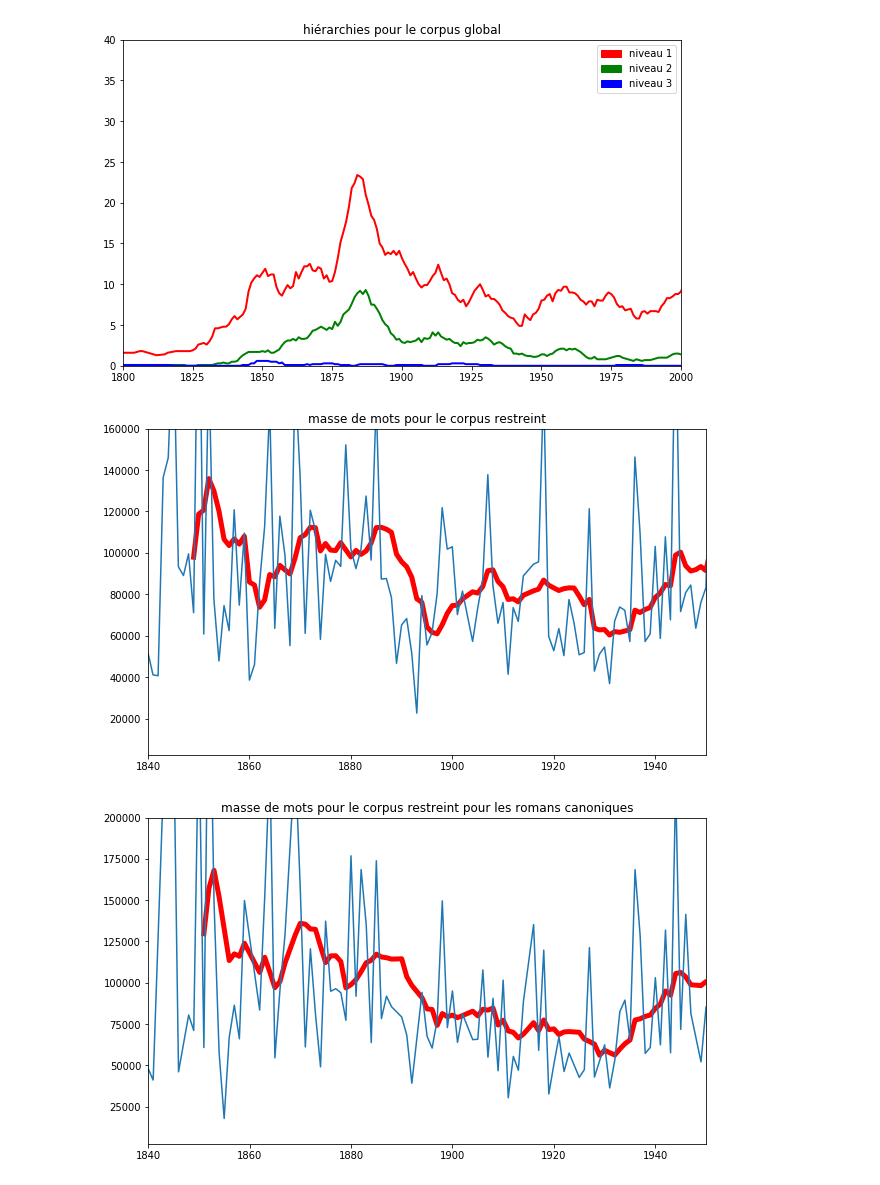
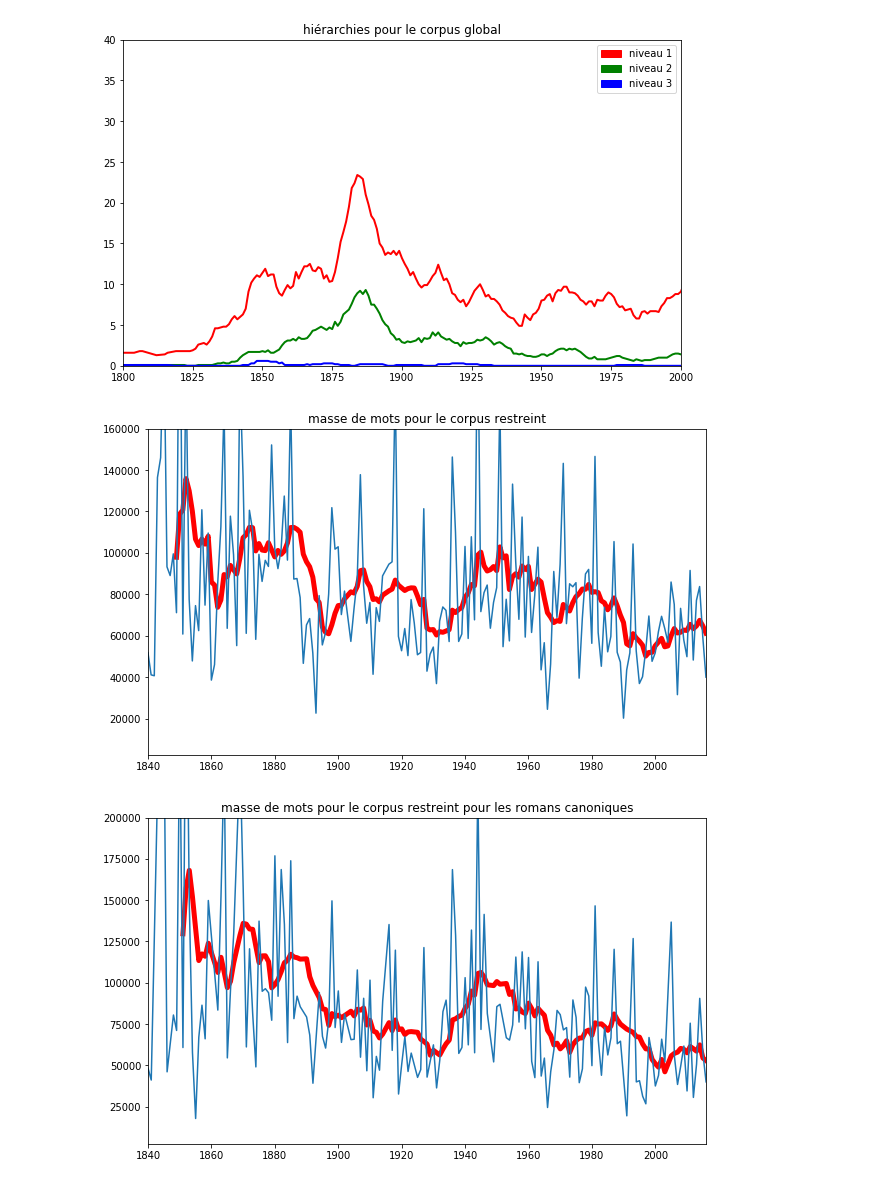
Before and after one commit to ANRChapitres/courbes, a Jupyter notebook: basic_quantification.ipynb, the cells around one changed output. Saved outputs shown, nothing was run; the diff lists cells and outputs as text; code cells hidden in the pictures.

```diff
--- a/basic_quantification.ipynb
+++ b/basic_quantification.ipynb
@@ -554,21 +554,21 @@ hierarchy_plots(stats_global["divs"],limitsX,limitsWord, sliding, color, "hiéra
 [figure]
 # %%
 stats_global=pickle.load(open( "stats_rest", "rb"))
-limitsX=[1840,1950]
+limitsX=[1840,2016]
 limitsWord=[2500,160000]
 color='r'
 sliding=10
 simple_plot(stats_global["length"][0],limitsX,limitsWord, sliding, color, "masse de mots pour le corpus restreint")
 # %% [output]
-[figure, old version]
+[figure, new version]
 # %%
 stats_canon=pickle.load(open("stats_rest_canon", "rb"))
-limitsX=[1840,1950]
+limitsX=[1840,2016]
 limitsWord=[2500,200000]
 color='r'
 sliding=10
 simple_plot(stats_canon["length"][0],limitsX,limitsWord, sliding, color, "masse de mots pour le corpus restreint pour les romans canoniques")
 # %% [output]
-[figure, old version]
+[figure, new version]
 # %%
 stats_non_canon=pickle.load(open("stats_rest_non-canon", "rb"))
```
Also changed, not shown: parts of 12 cells of this notebook.
